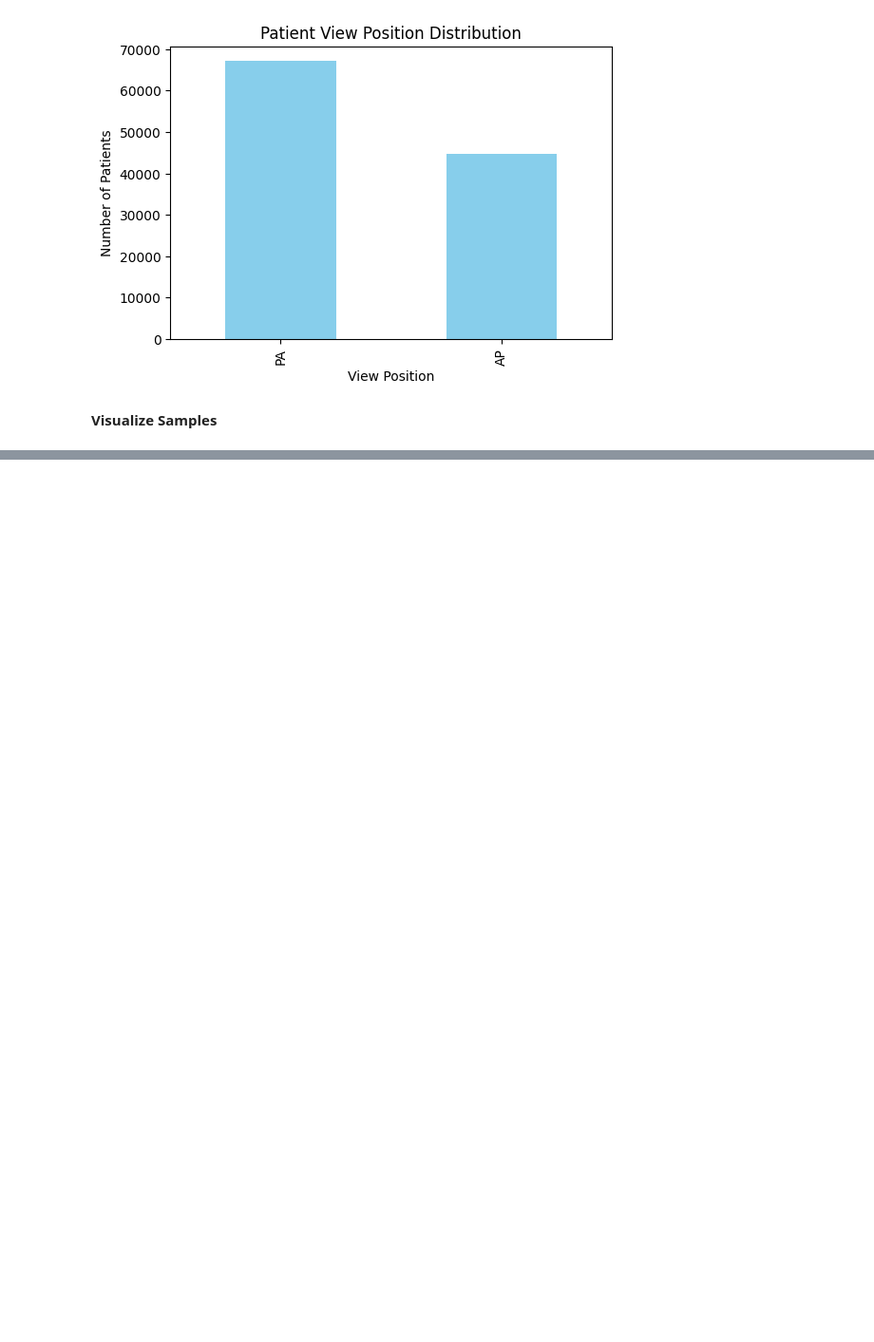
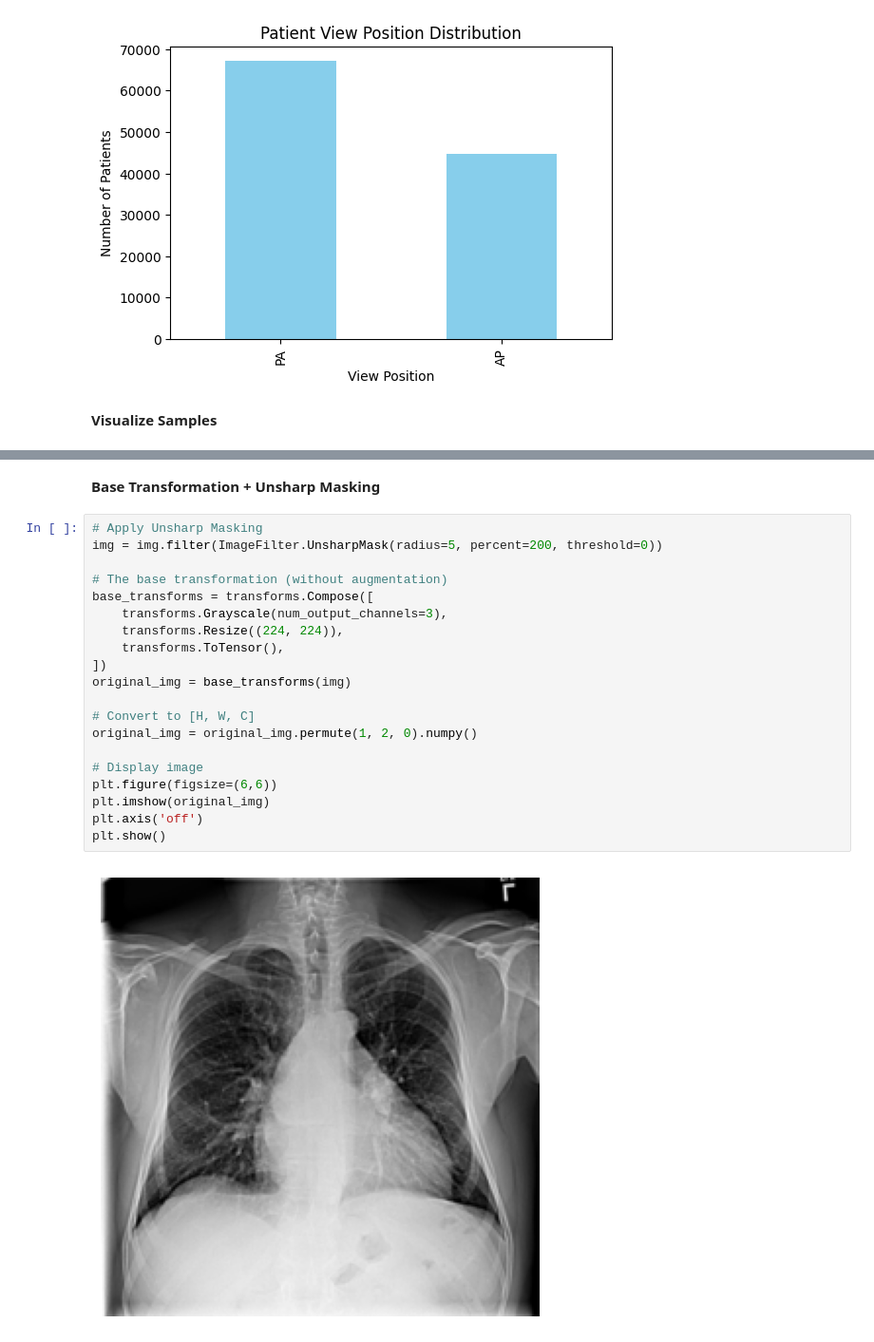
Before and after one commit to bjorneme/master_thesis, a Jupyter notebook: EDA/EDA_ChestX_ray14.ipynb, the cells around one changed output, grey strips where cells are left out. Shown: that part at 95% size. Drawn from its saved outputs; the diff is of its cells as text; blank space fills up the shorter version.

Commit message:
EDA of Unsharp Masking

```diff
--- a/EDA/EDA_ChestX_ray14.ipynb
+++ b/EDA/EDA_ChestX_ray14.ipynb
@@ -172,0 +201,24 @@ plt.show()
+# %% [markdown]
+**Base Transformation + Unsharp Masking**
+# %%
+# Apply Unsharp Masking
+img = img.filter(ImageFilter.UnsharpMask(radius=5, percent=200, threshold=0))
+
+# The base transformation (without augmentation)
+base_transforms = transforms.Compose([
+    transforms.Grayscale(num_output_channels=3),
+    transforms.Resize((224, 224)),
+    transforms.ToTensor(),
+])
+original_img = base_transforms(img)
+
+# Convert to [H, W, C]
+original_img = original_img.permute(1, 2, 0).numpy()
+
+# Display image
+plt.figure(figsize=(6,6))
+plt.imshow(original_img)
+plt.axis('off')
+plt.show()
+# %% [output]
+[figure, added]
```
Also changed, not shown: parts of 5 cells of this notebook.
